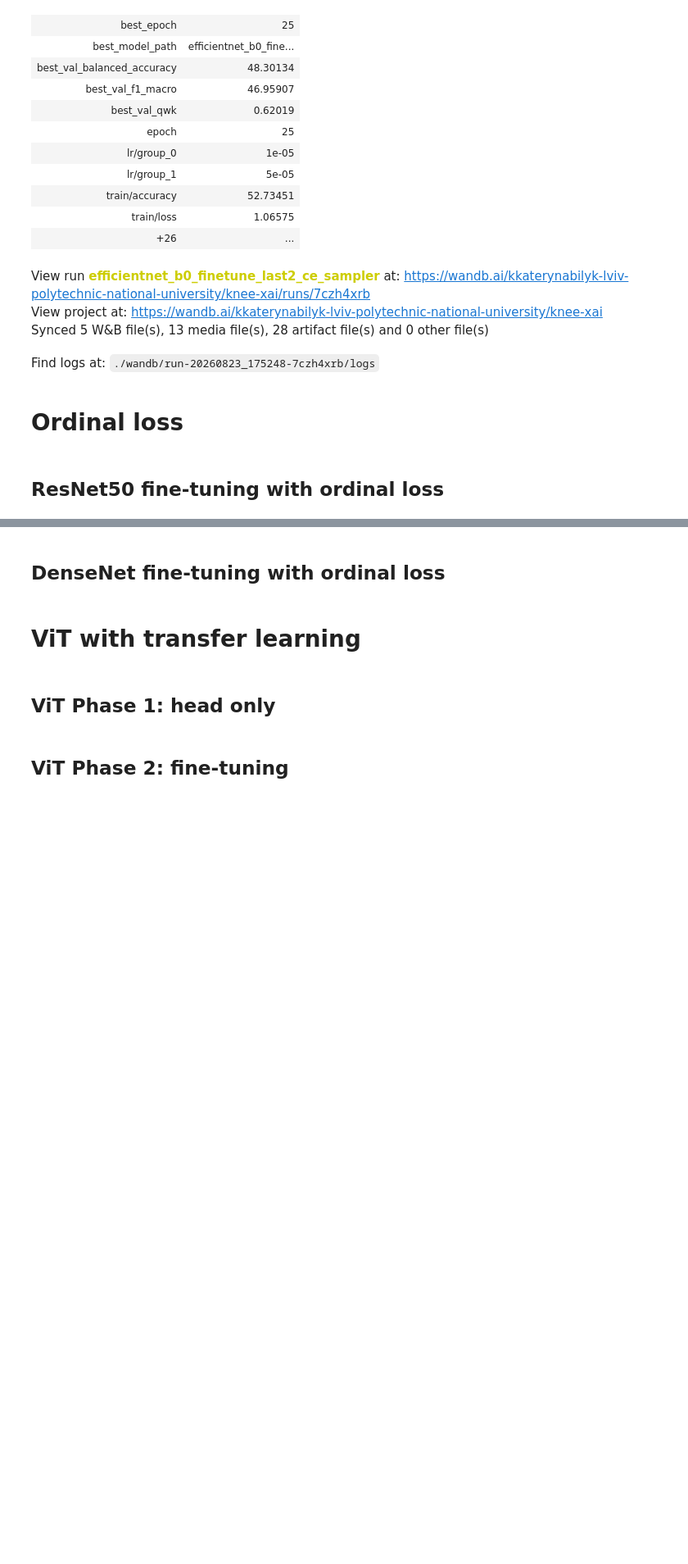
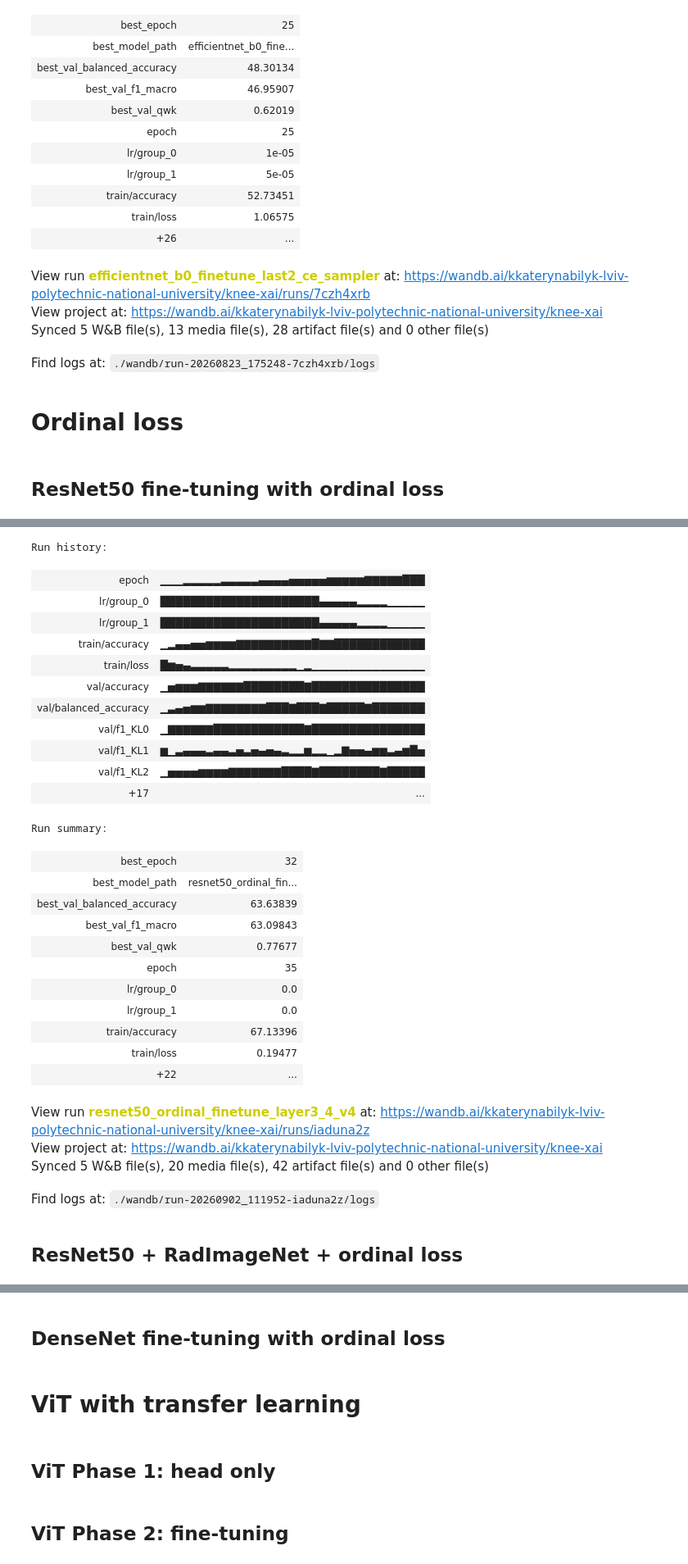
Before and after one commit to kubyllka/knee-osteoarthritis-xai, a Jupyter notebook: knee-osteoarthritis-anysis.ipynb, the cells around one changed output, grey strips where cells are left out. Shown at 82% size. Drawn from its saved outputs; the diff is of its cells as text; code cells hidden in the pictures; blank space fills up the shorter version.

Commit message:
Kaggle Notebook | Knee osteoarthritis | Version 11

```diff
--- a/knee-osteoarthritis-anysis.ipynb
+++ b/knee-osteoarthritis-anysis.ipynb
@@ -511,7 +490,7 @@ targets = np.array(train_dataset.targets)
 class_counts = np.bincount(targets)
 
 # Inverse frequency
-class_weights = 1.0 / class_counts
+class_weights = 1.0 / np.sqrt(class_counts)
 
 # Weight for every training image
 sample_weights = class_weights[targets]
@@ -3315,22 +3296,16 @@ def validate_ordinal(
         all_labels
     )
 # %%
-optimizer_ordinal = optim.AdamW(
-    [
-        {
-            "params": (
-                list(resnet_ordinal_model.layer3.parameters())
-                + list(resnet_ordinal_model.layer4.parameters())
-            ),
-            "lr": 1e-5
-        },
-        {
-            "params": resnet_ordinal_model.fc.parameters(),
-            "lr": 1e-4
-        }
-    ],
-    weight_decay=1e-4
-)
+optimizer_ordinal = torch.optim.AdamW([
+    {
+        "params": list(resnet_ordinal_model.layer3.parameters()) + list(resnet_ordinal_model.layer4.parameters()),
+        "lr": 1e-5
+    },
+    {
+        "params": resnet_ordinal_model.fc.parameters(),
+        "lr": 5e-5
+    }
+], weight_decay=1e-4)
 # %%
 scheduler_ordinal = ReduceLROnPlateau(
     optimizer_ordinal,
@@ -3605,7 +3617,7 @@ def train_model_ordinal(
 # %%
 run = wandb.init(
     project="knee-xai",
-    name="resnet50_ordinal_finetune_layer3_4_sampler",
+    name="resnet50_ordinal_finetune_layer3_4_v4",
     config=config_resnet_ordinal,
     tags=[
         "resnet50",
@@ -3613,6 +3625,8 @@ run = wandb.init(
         "fine-tuning",
         "layer3-layer4",
         "imagenet",
-        "weighted-sampler"
+        "weighted-sampler",
+        "v3",
+        "sqrt-inverse-frequency-sampler"
     ]
 )
@@ -3628,7 +3649,7 @@ resnet_ordinal_model, best_val_f1, best_epoch, best_model_path = (
         device=device,
         config=config_resnet_ordinal,
         run=run,
-        best_model_path="resnet50_ordinal_finetune_layer3_4_best.pth",
+        best_model_path="resnet50_ordinal_finetune_layer3_4_best_v4.pth",
         early_stopping=EarlyStopping(
             patience=6,
             min_delta=0.1
@@ -3742,6 +3781,7 @@ resnet_ordinal_model, best_val_metrics = finalize_run_ordinal(
     best_epoch=best_epoch,
     best_val_f1=best_val_f1,
     best_model_path=best_model_path,
-    artifact_name="resnet50_ordinal_finetune_layer3_4",
+    artifact_name="resnet50_ordinal_finetune_layer3_4_v4",
     num_classes=NUM_CLASSES
 )
+# %% [output]
@@ -3747,0 +3789,30 @@ resnet_ordinal_model, best_val_metrics = finalize_run_ordinal(
+Run history:
+| epoch | ▁▁▁▂▂▂▂▂▃▃▃▃▃▄▄▄▄▅▅▅▅▅▆▆▆▆▆▇▇▇▇▇███ |
+| lr/group_0 | █████████████████████▄▄▄▄▄▂▂▂▂▁▁▁▁▁ |
+| lr/group_1 | █████████████████████▄▄▄▄▄▂▂▂▂▁▁▁▁▁ |
+| train/accuracy | ▁▂▄▄▅▅▆▆▆▆▇▇▇▇▇▇▇▇▇▇█▇▇████████████ |
+| train/loss | █▆▅▄▃▃▃▃▃▂▂▂▂▂▂▂▂▂▁▂▁▁▁▁▁▁▁▁▁▁▁▁▁▁▁ |
+| val/accuracy | ▁▅▆▆▆▇▇▇▇▇▇████████▇███████████████ |
+| val/balanced_accuracy | ▁▃▄▅▆▆▇▇▇▇▇▇▇▇███▇███▇█████▇███████ |
+| val/f1_KL0 | ▁▇▇▇▇▇▇████████████▇███████████████ |
+| val/f1_KL1 | ▆▁▃▄▄▄▃▄▄▃▅▃▅▄▅▄▃▂▂▆▂▂▁▂▇▅▅▄▆▆▃▄▆█▅ |
+| val/f1_KL2 | ▁▅▅▅▅▆▆▆▆▇▇▇▇▇▇▇████▇████████▇█████ |
+| +17 | ... |
+Run summary:
+| best_epoch | 32 |
+| best_model_path | resnet50_ordinal_fin... |
+| best_val_balanced_accuracy | 63.63839 |
+| best_val_f1_macro | 63.09843 |
+| best_val_qwk | 0.77677 |
+| epoch | 35 |
+| lr/group_0 | 0.0 |
+| lr/group_1 | 0.0 |
+| train/accuracy | 67.13396 |
+| train/loss | 0.19477 |
+| +22 | ... |
+View run resnet50_ordinal_finetune_layer3_4_v4 at: https://wandb.ai/kkaterynabilyk-lviv-polytechnic-national-university/knee-xai/runs/iaduna2z
+View project at: https://wandb.ai/kkaterynabilyk-lviv-polytechnic-national-university/knee-xai
+Synced 5 W&B file(s), 20 media file(s), 42 artifact file(s) and 0 other file(s)
+Find logs at: ./wandb/run-20260902_111952-iaduna2z/logs
+# %% [markdown]
+## ResNet50 + RadImageNet + ordinal loss
```
Also changed, not shown: parts of 26 cells of this notebook.
